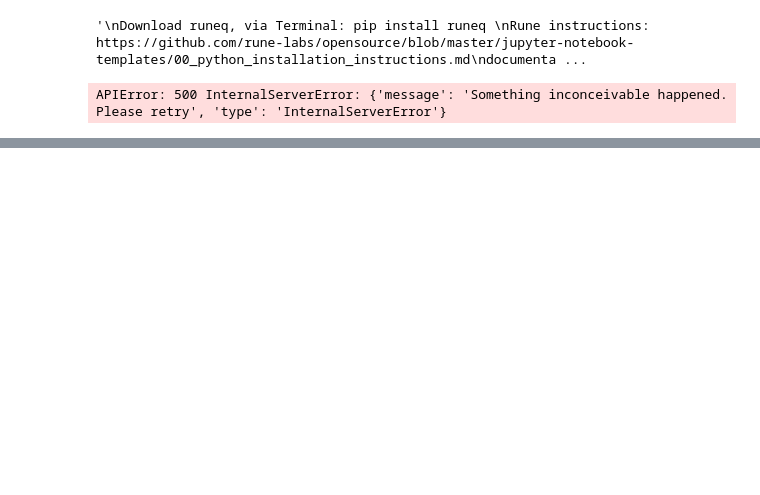
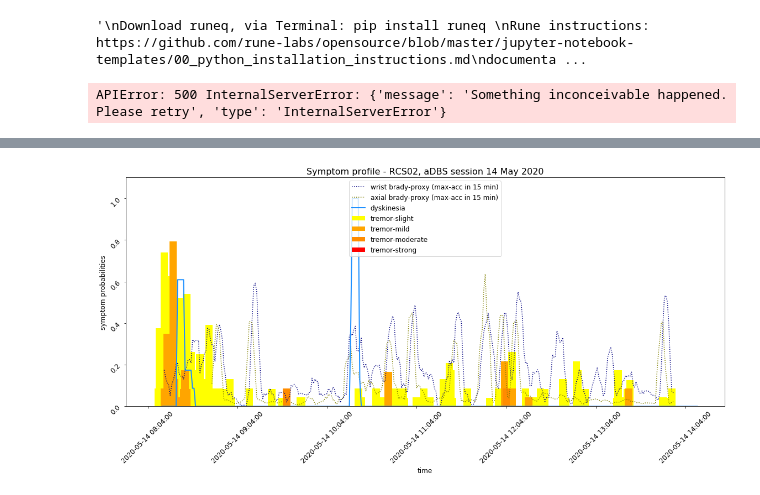
Before and after one commit to jgvhabets/medStateDetection, a Jupyter notebook: downloading Watch data via Rune platform.ipynb, the cells around one changed output, grey strips where cells are left out. Saved outputs shown, nothing was run; the diff lists cells and outputs as text; code cells hidden in the pictures; blank space fills up the shorter version.

Commit message:
Update downloading Watch data via Rune platform.ipynb
attempt to solve bug for downloading multiple days
added plot cell at the bottom (combined data on Box)

```diff
--- a/downloading Watch data via Rune platform.ipynb
+++ b/downloading Watch data via Rune platform.ipynb
@@ -53,6 +57,10 @@ clients = {'RCS02' : stream.V1Client(cfg_RCS02),
 in get_accel: expression = "user", to get accelerometry data filtered for gravity direct from Apple-watch
 '''
 scoreResolution = 60 # enter desired resolution of tremor and dyskinesia scores in seconds
+
+def get_data_download_dir():
+    download_path = "/Users/jeroenhabets/Desktop/SF data/test download/"
+    return download_path
 
 def make_full_df(accessor):
     '''Loop through pages of API calls and append to a single dataframe'''
@@ -88,7 +96,8 @@ def get_rotation(client, params, save_filepath):
     return df
 
 def get_tremor(client, params, save_filepath):
-    '''Makes API calls for tremor data, saves to CSV and outputs dataframe'''
+    '''Makes API calls for tremor data, saves to CSV and outputs dataframe
+    add: 'page_size=10000' for multiple day downloading '''
 
     accessor = client.ProbabilitySymptom(symptom='tremor', severity='*', **params, resolution=scoreResolution) # resolution is time interval in sec between points
     df = make_full_df(accessor)
@@ -151,7 +159,7 @@ for pt in ['RCS02','RCS05','RCS06','RCS07']:
 # %% [output]
 APIError: 500 InternalServerError: {'message': 'Something inconceivable happened. Please retry', 'type': 'InternalServerError'}
 # %%
-def loadTremorDyskinesiaScores(pt):
+def combineTremorDyskinesiaScores(pt):
     """
     Input: pt : pt name as string
 
@@ -202,4 +210,4 @@ def loadTremorDyskinesiaScores(pt):
 
 watchScores = {} # create one dict which stores dataframes with scores per patient
 for pt in ['RCS02','RCS05','RCS06','RCS07']:
-    watchScores[pt] = loadTremorDyskinesiaScores(pt)
+    watchScores[pt] = combineTremorDyskinesiaScores(pt)
@@ -205,0 +346,74 @@ for pt in ['RCS02','RCS05','RCS06','RCS07']:
+# %%
+# Call function to load and combine tremor and dyskinesia scores per patient
+
+combiScores = {}
+for pt in ['RCS02','RCS05','RCS06','RCS07']:
+    combiScores[pt] = {}
+    for day in wristDownloadPms[pt].keys():
+        combiScores[pt][day] = combineTremorDyskinesiaScores(pt, day)
+# %%
+# Combined figures
+# symptom profile for Milestones, per patient
+data_dir = get_data_download_dir()
+mileStoneDays = {'RCS02': '14May', 'RCS05' : '05May', 'RCS06': '06May', 'RCS07': '07May'}
+
+
+
+for pt in ['RCS02','RCS05','RCS06','RCS07']:
+    day = mileStoneDays[pt]
+    plotData = pd.read_csv('%scombinedMileStoneData_%s.csv' % (data_dir,pt), header=0)
+
+    plt.figure(figsize = (16,8))
+
+    # x-axis
+    x_axis = np.arange(plotData.shape[0]) # indices for plotting
+    xTicksInd = np.arange(0,plotData.shape[0],60) # indices to show every hour a timestamp
+    xTickLabels = plotData['timeStamp']
+
+    # wrist Feat
+    wristY = plotData['wrist_Acc'].rolling(window=5).mean() # window is number of sample (minutes), change max/mean
+    wristFeatX = np.arange(len(wristY))
+    plt.plot(x_axis, wristY, label = 'wrist brady-proxy (max-acc in 15 min)', color = 'navy', linestyle = 'dotted')
+
+    # axial Feat
+    axialY = plotData['axial_Acc'].rolling(window=5).mean() # window is number of sample (minutes), change max/mean
+    axialFeatX = np.arange(axialY.size)
+    plt.plot(x_axis, axialY, label = 'axial brady-proxy (max-acc in 15 min)', color = 'olive', linestyle = 'dotted')
+
+
+    # dyskinesia
+    dysY = plotData['dyskinesia'].rolling(window=5).max() # window is number of sample (minutes), change max/mean
+    plt.plot(x_axis, dysY, label = 'dyskinesia', color = 'dodgerblue', linewidth=2)
+
+
+    # 'stacked bargraph'
+    slight = plotData['tremor_slight']
+    mild = plotData['tremor_mild']
+    moderate = plotData['tremor_moderate']
+    strong = plotData['tremor_strong']
+
+    barWidth = 5
+
+    p1 = plt.bar(x_axis, slight, barWidth, color='yellow', label = 'tremor-slight')
+    p2 = plt.bar(x_axis, mild, barWidth, color='orange', label = 'tremor-mild')
+    p3 = plt.bar(x_axis, moderate,  barWidth,    color='darkorange', label = 'tremor-moderate')
+    p4 = plt.bar(x_axis, strong,  barWidth,   color='red', label = 'tremor-strong')
+
+    plt.ylim([0,1.1])
+    plt.tick_params(axis='both', labelsize=12, labelrotation=45)
+    plt.ylabel('symptom probabilities', fontsize=12)
+    plt.xticks(xTicksInd, labels=xTickLabels[xTicksInd])
+    plt.xlabel('time', fontsize=12)
+    plt.legend(loc='upper center',fontsize=12) #(p1[0], p2[0], p3[0], p4[0]), ('tremor-slight', 'mild', 'moderate', 'strong'), fontsize=10, ncol=4, loc='best',  )
+
+    plt.title('Symptom profile - %s, aDBS session %s %s 2020' % (pt,day[:2], day[2:]), fontsize=16)
+
+    plt.tight_layout()
+    plt.savefig('%s%s_Milestone_means5min.png' % (data_dir,pt),dpi=300,)
+
+    plt.show()
+
+    # sources:
+    # https://matplotlib.org/3.1.0/gallery/color/named_colors.html
+# %% [output]
+[figure, added]
```
Also changed, not shown: parts of 8 cells of this notebook.
